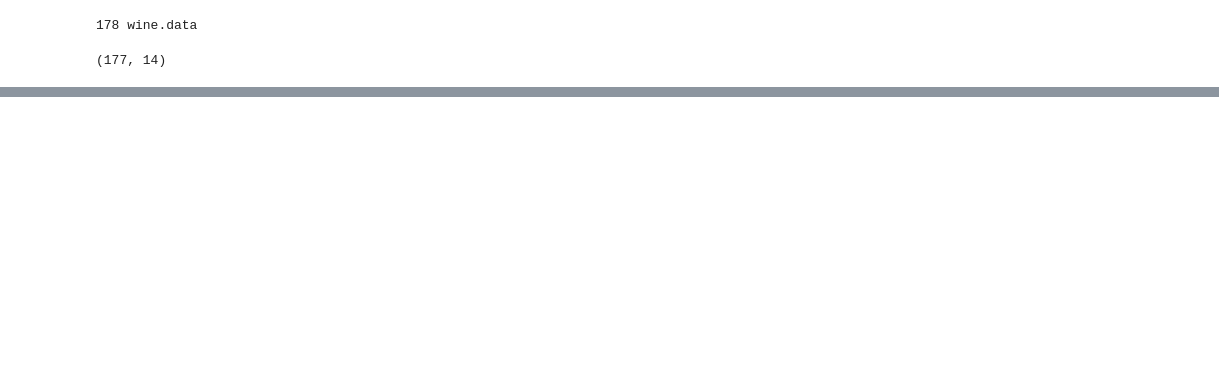
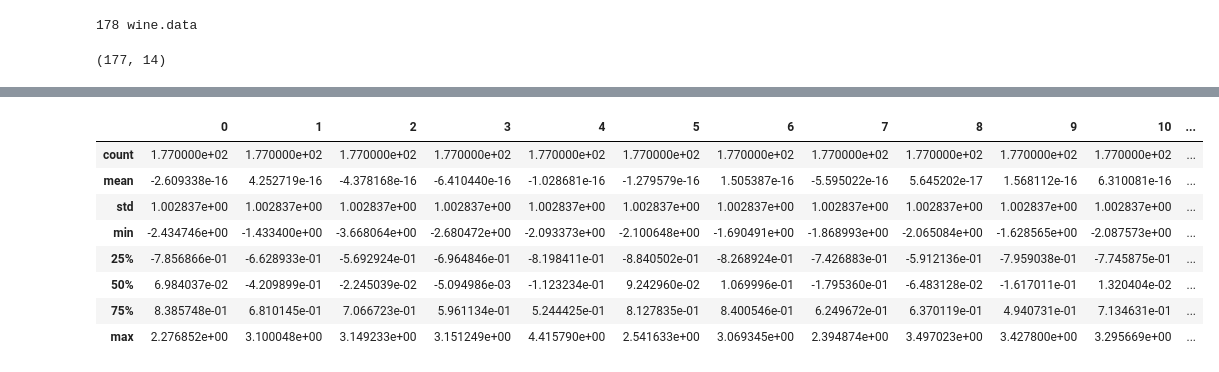
Before and after one commit to cloudxlab/ml, a Jupyter notebook: machine_learning/Unsupervised Learning.ipynb, the cells around one changed output, grey strips where cells are left out. Drawn from its saved outputs; the diff is of its cells as text; code cells hidden in the pictures; blank space fills up the shorter version.

```diff
--- a/machine_learning/Unsupervised Learning.ipynb
+++ b/machine_learning/Unsupervised Learning.ipynb
@@ -210,0 +285,12 @@ winedata.shape
+# %%
+pd.DataFrame(X_scaled).describe()
+# %% [output]
+|  | 0 | 1 | 2 | 3 | 4 | 5 | 6 | 7 | 8 | 9 | 10 | ... |
+| count | 1.770000e+02 | 1.770000e+02 | 1.770000e+02 | 1.770000e+02 | 1.770000e+02 | 1.770000e+02 | 1.770000e+02 | 1.770000e+02 | 1.770000e+02 | 1.770000e+02 | 1.770000e+02 | ... |
+| mean | -2.609338e-16 | 4.252719e-16 | -4.378168e-16 | -6.410440e-16 | -1.028681e-16 | -1.279579e-16 | 1.505387e-16 | -5.595022e-16 | 5.645202e-17 | 1.568112e-16 | 6.310081e-16 | ... |
+| std | 1.002837e+00 | 1.002837e+00 | 1.002837e+00 | 1.002837e+00 | 1.002837e+00 | 1.002837e+00 | 1.002837e+00 | 1.002837e+00 | 1.002837e+00 | 1.002837e+00 | 1.002837e+00 | ... |
+| min | -2.434746e+00 | -1.433400e+00 | -3.668064e+00 | -2.680472e+00 | -2.093373e+00 | -2.100648e+00 | -1.690491e+00 | -1.868993e+00 | -2.065084e+00 | -1.628565e+00 | -2.087573e+00 | ... |
+| 25% | -7.856866e-01 | -6.628933e-01 | -5.692924e-01 | -6.964846e-01 | -8.198411e-01 | -8.840502e-01 | -8.268924e-01 | -7.426883e-01 | -5.912136e-01 | -7.959038e-01 | -7.745875e-01 | ... |
+| 50% | 6.984037e-02 | -4.209899e-01 | -2.245039e-02 | -5.094986e-03 | -1.123234e-01 | 9.242960e-02 | 1.069996e-01 | -1.795360e-01 | -6.483128e-02 | -1.617011e-01 | 1.320404e-02 | ... |
+| 75% | 8.385748e-01 | 6.810145e-01 | 7.066723e-01 | 5.961134e-01 | 5.244425e-01 | 8.127835e-01 | 8.400546e-01 | 6.249672e-01 | 6.370119e-01 | 4.940731e-01 | 7.134631e-01 | ... |
+| max | 2.276852e+00 | 3.100048e+00 | 3.149233e+00 | 3.151249e+00 | 4.415790e+00 | 2.541633e+00 | 3.069345e+00 | 2.394874e+00 | 3.497023e+00 | 3.427800e+00 | 3.295669e+00 | ... |
```
Also changed, not shown: parts of 11 cells of this notebook.
